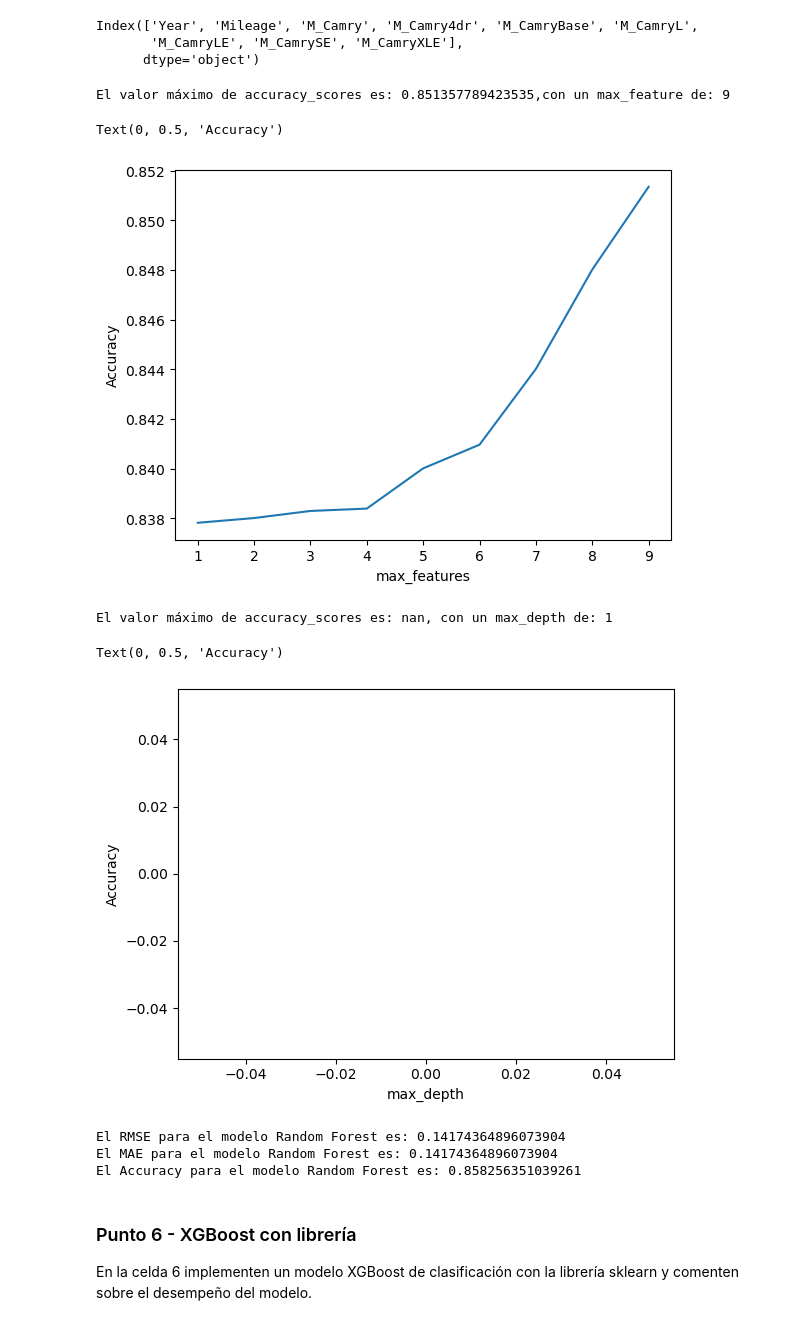
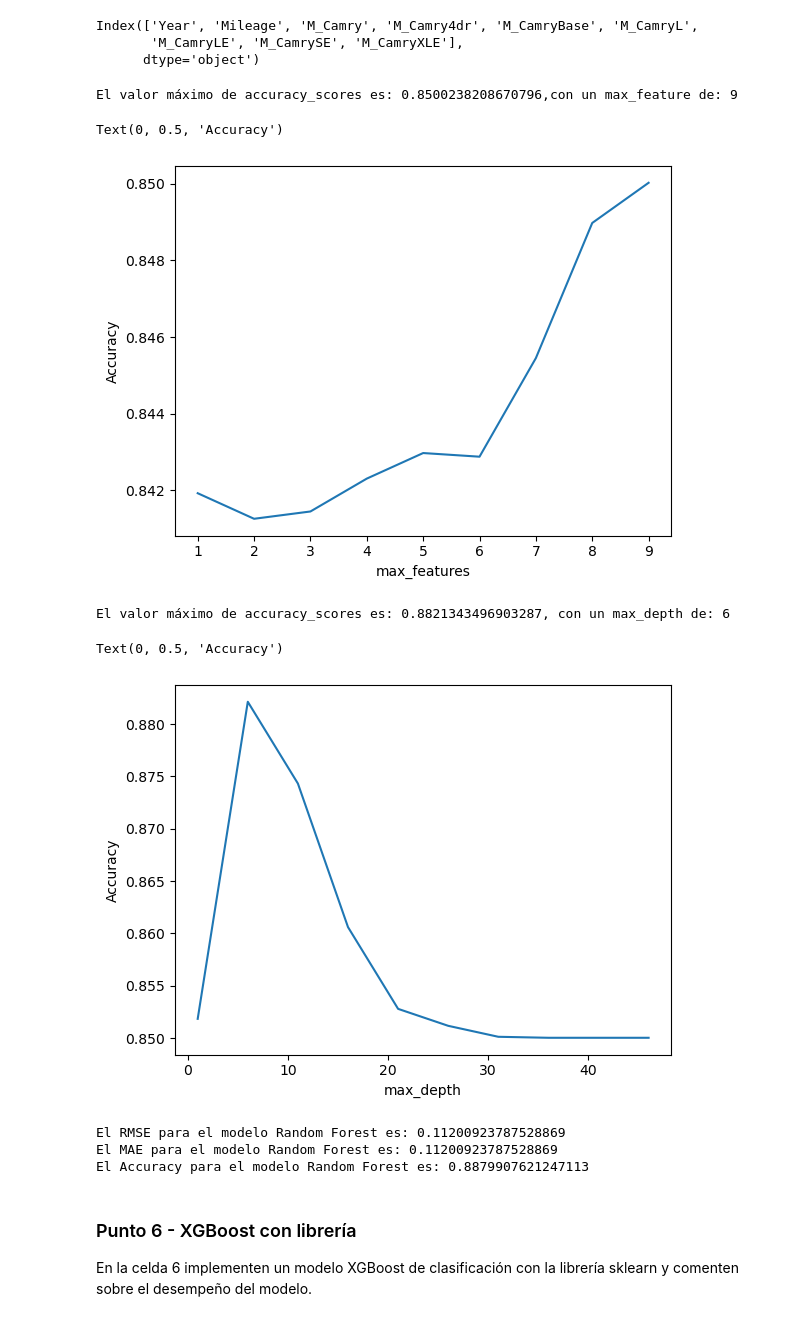
Before and after one commit to PedrazaDuban/MIAD_ML_NLP_2023, a Jupyter notebook: Semana 2/S2TC1_RandomForests_Boosting.ipynb, the cells around one changed output. Drawn from its saved outputs; the diff is of its cells as text; code cells hidden in the pictures.

```diff
--- a/Semana 2/S2TC1_RandomForests_Boosting.ipynb
+++ b/Semana 2/S2TC1_RandomForests_Boosting.ipynb
@@ -361,7 +412,7 @@ accuracy_scores = []
 
 # Uso de un 10-fold cross-validation para cada valor de max_features
 for feature in feature_range:
-    rf = RandomForestClassifier(n_estimators=200, max_features=feature, random_state=1, n_jobs=-1)
+    rf = RandomForestClassifier(n_estimators=20, max_features=feature, random_state=1, n_jobs=-1)
     accuracy_scores.append(cross_val_score(rf, X, y, cv=5, scoring='accuracy').mean())
 
 max_accuracy = max(accuracy_scores)
@@ -370,47 +421,46 @@ max_feature = feature_range[max_index]
 
 print(f'El valor máximo de accuracy_scores es: {max_accuracy},con un max_feature de: {max_feature}')
 # %% [output]
-El valor máximo de accuracy_scores es: 0.851357789423535,con un max_feature de: 9
+El valor máximo de accuracy_scores es: 0.8500238208670796,con un max_feature de: 9
 # %%
-
 # Gráfica del desempeño del modelo vs la cantidad de max_features
 plt.plot(feature_range, accuracy_scores)
 plt.xlabel('max_features')
 plt.ylabel('Accuracy')
 # %% [output]
 Text(0, 0.5, 'Accuracy')
-[figure, old version]
+[figure, new version]
 # %%
 # Creación de lista de valores para iterar sobre diferentes valores de max_depth
 depth_range = range(1,51,5)
 # Definición de lista para almacenar la exactitud (accuracy) promedio para cada valor de max_depth
 accuracy_scores = []
 
 # Uso de un 5-fold cross-validation para cada valor de max_depth
 for depth in depth_range:
-    rf = RandomForestClassifier(n_estimators=200, max_features=100, max_depth=depth, random_state=1)
+    rf = RandomForestClassifier(n_estimators=20, max_features=9, max_depth=depth, random_state=1)
     accuracy_scores.append(cross_val_score(rf, X, y, cv=5, scoring='accuracy').mean())
 
 max_accuracy = max(accuracy_scores)
 max_index = accuracy_scores.index(max_accuracy)
 max_depth = depth_range[max_index]
 
 print(f'El valor máximo de accuracy_scores es: {max_accuracy}, con un max_depth de: {max_depth}')
 
 # Gráfica del desempeño del modelo vs la cantidad de max_depth
 plt.plot(depth_range, accuracy_scores)
 plt.xlabel('max_depth')
 plt.ylabel('Accuracy')
 # %% [output]
-El valor máximo de accuracy_scores es: nan, con un max_depth de: 1
+El valor máximo de accuracy_scores es: 0.8821343496903287, con un max_depth de: 6
 Text(0, 0.5, 'Accuracy')
-[figure, old version]
+[figure, new version]
 # %%
 from sklearn.ensemble import RandomForestClassifier
 from sklearn.model_selection import cross_val_score
 
 # Definición del modelo con los parámetros max_features, max_depth y n_estimators
-rfp = RandomForestClassifier(n_estimators=20, max_features=9, max_depth= 1)
+rfp = RandomForestClassifier(n_estimators=20, max_features=9, max_depth= 6)
 
 # Entrenar modelo con los datos de entrenamiento
 rfp.fit(X_train, y_train)
@@ -427,9 +477,9 @@ print(f'El RMSE para el modelo Random Forest es: {rmseRFP}')
 print(f'El MAE para el modelo Random Forest es: {maeRFP}')
 print(f'El Accuracy para el modelo Random Forest es: {accuracyRFP}')
 # %% [output]
-El RMSE para el modelo Random Forest es: 0.14174364896073904
-El MAE para el modelo Random Forest es: 0.14174364896073904
-El Accuracy para el modelo Random Forest es: 0.858256351039261
+El RMSE para el modelo Random Forest es: 0.11200923787528869
+El MAE para el modelo Random Forest es: 0.11200923787528869
+El Accuracy para el modelo Random Forest es: 0.8879907621247113
 # %% [markdown]
 ### Punto 6 - XGBoost con librería
 
```
Also changed, not shown: parts of 17 cells of this notebook.
